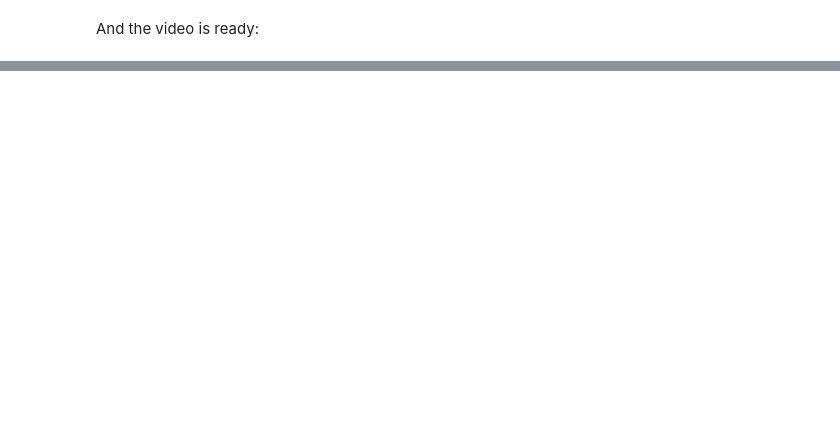
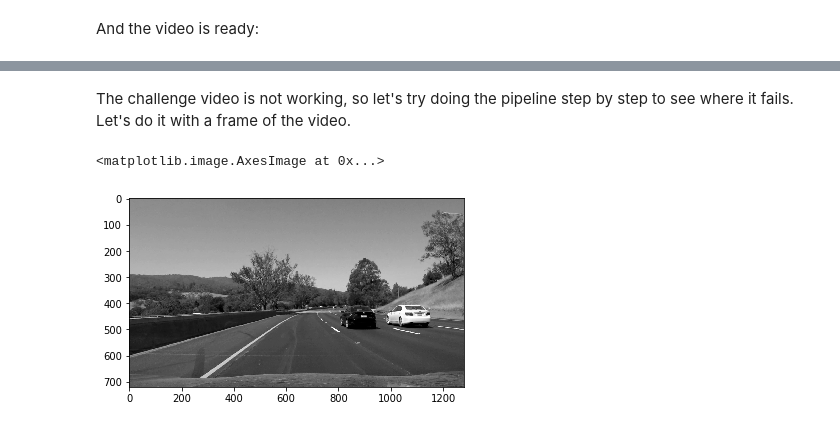
Before and after one commit to EarendilAvari/SDCND_Finding_lane_lines, a Jupyter notebook: SDCND_Project1.ipynb, the cells around one changed output, grey strips where cells are left out. Saved outputs shown, nothing was run; the diff lists cells and outputs as text; code cells hidden in the pictures; blank space fills up the shorter version.

```diff
--- a/SDCND_Project1.ipynb
+++ b/SDCND_Project1.ipynb
@@ -337,0 +389,10 @@ HTML("""
+# %%
+challenge_output = 'test_videos_output/challenge.mp4'
+## To speed up the testing process you may want to try your pipeline on a shorter subclip of the video
+## To do so add .subclip(start_second,end_second) to the end of the line below
+## Where start_second and end_second are integer values representing the start and end of the subclip
+## You may also uncomment the following line for a subclip of the first 5 seconds
+##clip3 = VideoFileClip('test_videos/challenge.mp4').subclip(0,5)
+clip3 = VideoFileClip('test_videos/challenge.mp4')
+challenge_clip = clip3.fl_image(process_image)
+%time challenge_clip.write_videofile(challenge_output, audio=False)
@@ -337,0 +414,11 @@ HTML("""
+# %% [markdown]
+The challenge video is not working, so let's try doing the pipeline step by step to see where it fails. Let's do it with a frame of the video.
+# %%
+challenge_frame = clip3.get_frame(2)
+clip3.save_frame('test_images/challenge_frame.jpg', t=2)
+# %%
+ch_frame_gray = grayscale(challenge_frame)
+plt.imshow(ch_frame_gray, cmap='gray')
+# %% [output]
+<matplotlib.image.AxesImage at 0x...>
+[figure, added]
```
Also changed, not shown: parts of 45 cells of this notebook, 7 other files.
